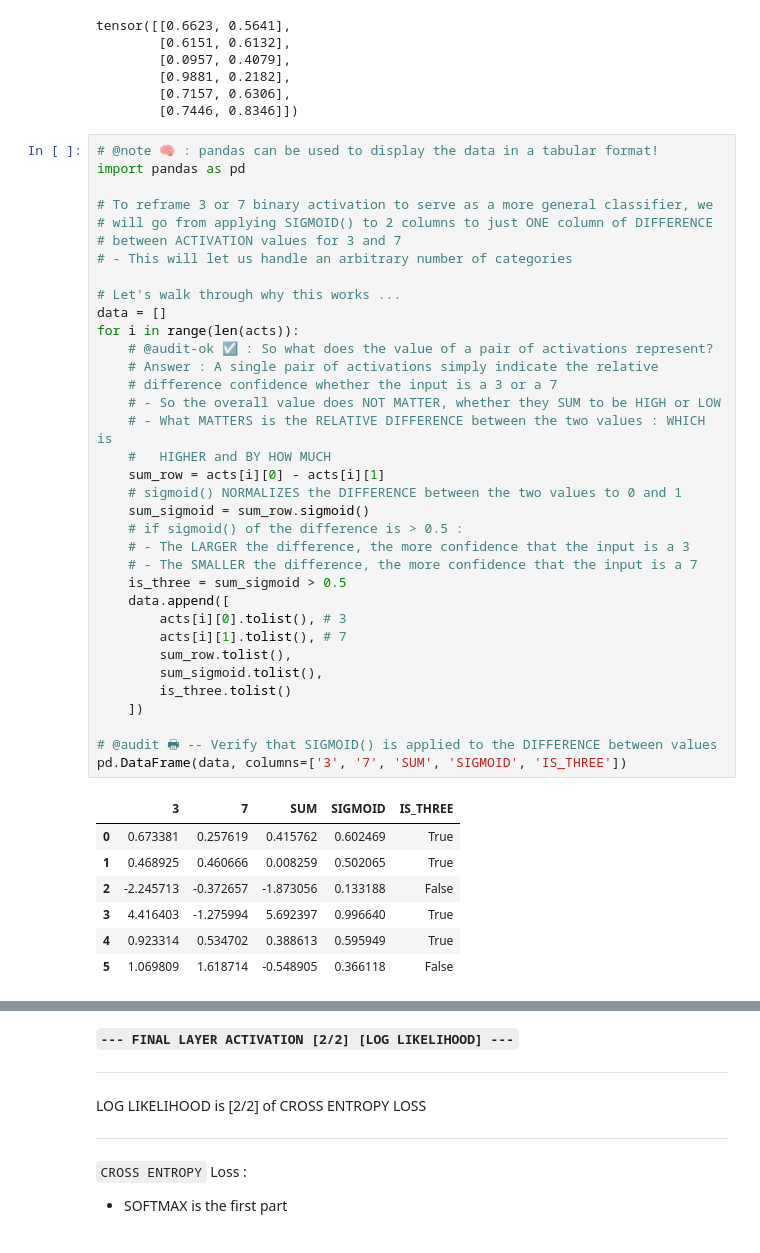
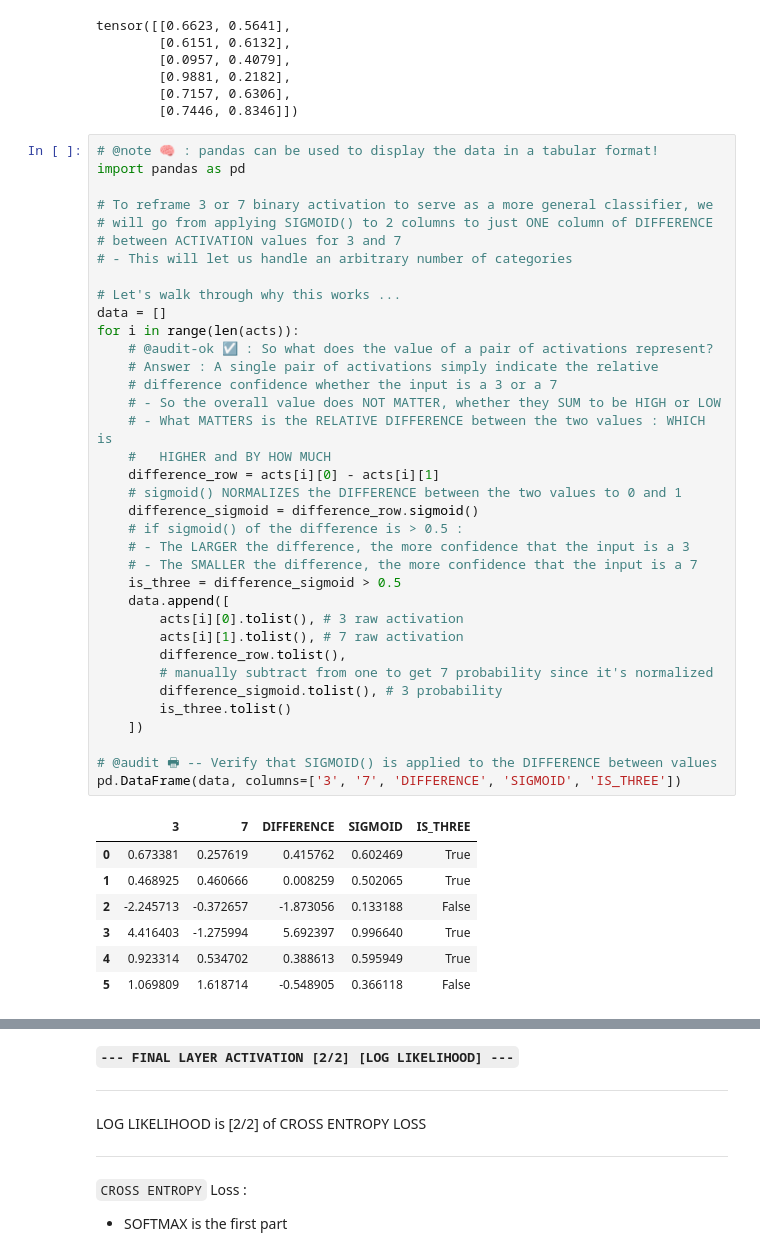
Before and after one commit to miketon/JupyterJeep, a Jupyter notebook: fastai_exercises/fast-ai-chapter05-image-classification.ipynb, the cells around one changed output, grey strips where cells are left out. Cells and saved outputs as stored; diff of their text form.

```diff
--- a/fastai_exercises/fast-ai-chapter05-image-classification.ipynb
+++ b/fastai_exercises/fast-ai-chapter05-image-classification.ipynb
@@ -356,40 +357,41 @@ tensor([[0.6623, 0.5641],
 # %%
 # @note 🧠 : pandas can be used to display the data in a tabular format!
 import pandas as pd
 
 # To reframe 3 or 7 binary activation to serve as a more general classifier, we
 # will go from applying SIGMOID() to 2 columns to just ONE column of DIFFERENCE
 # between ACTIVATION values for 3 and 7
 # - This will let us handle an arbitrary number of categories
 
 # Let's walk through why this works ...
 data = []
 for i in range(len(acts)):
     # @audit-ok ☑ : So what does the value of a pair of activations represent?
     # Answer : A single pair of activations simply indicate the relative
     # difference confidence whether the input is a 3 or a 7
     # - So the overall value does NOT MATTER, whether they SUM to be HIGH or LOW
     # - What MATTERS is the RELATIVE DIFFERENCE between the two values : WHICH is
     #   HIGHER and BY HOW MUCH
-    sum_row = acts[i][0] - acts[i][1]
+    difference_row = acts[i][0] - acts[i][1]
     # sigmoid() NORMALIZES the DIFFERENCE between the two values to 0 and 1
-    sum_sigmoid = sum_row.sigmoid()
+    difference_sigmoid = difference_row.sigmoid()
     # if sigmoid() of the difference is > 0.5 :
     # - The LARGER the difference, the more confidence that the input is a 3
     # - The SMALLER the difference, the more confidence that the input is a 7
-    is_three = sum_sigmoid > 0.5
+    is_three = difference_sigmoid > 0.5
     data.append([
-        acts[i][0].tolist(), # 3
-        acts[i][1].tolist(), # 7
-        sum_row.tolist(),
-        sum_sigmoid.tolist(),
+        acts[i][0].tolist(), # 3 raw activation
+        acts[i][1].tolist(), # 7 raw activation
+        difference_row.tolist(),
+        # manually subtract from one to get 7 probability since it's normalized
+        difference_sigmoid.tolist(), # 3 probability
         is_three.tolist()
     ])
 
 # @audit 🖶 -- Verify that SIGMOID() is applied to the DIFFERENCE between values
-pd.DataFrame(data, columns=['3', '7', 'SUM', 'SIGMOID', 'IS_THREE'])
+pd.DataFrame(data, columns=['3', '7', 'DIFFERENCE', 'SIGMOID', 'IS_THREE'])
 # %% [output]
-|  | 3 | 7 | SUM | SIGMOID | IS_THREE |
+|  | 3 | 7 | DIFFERENCE | SIGMOID | IS_THREE |
 | 0 | 0.673381 | 0.257619 | 0.415762 | 0.602469 | True |
 | 1 | 0.468925 | 0.460666 | 0.008259 | 0.502065 | True |
 | 2 | -2.245713 | -0.372657 | -1.873056 | 0.133188 | False |
```
Also changed, not shown: parts of 5 cells of this notebook.
